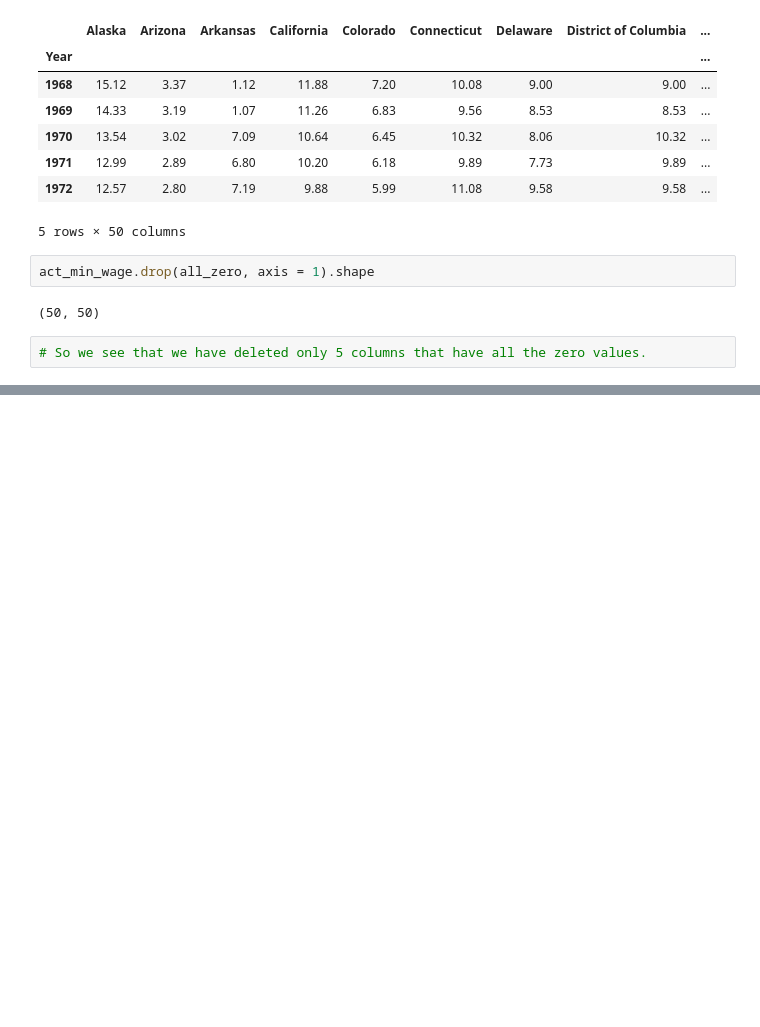
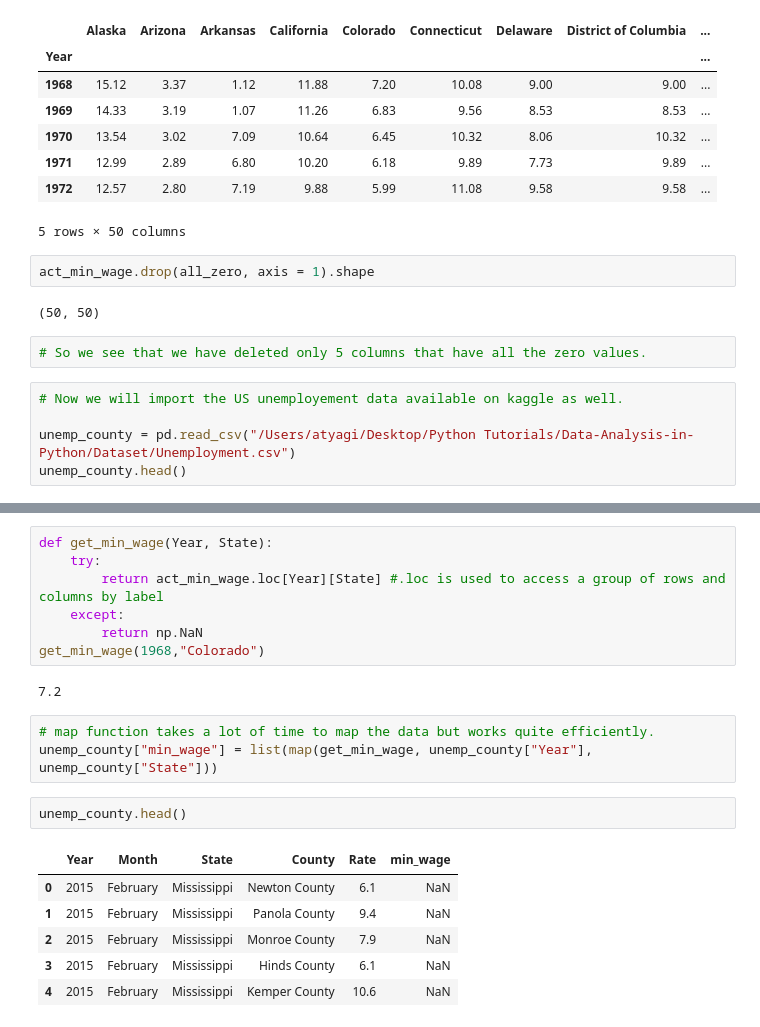
Before and after one commit to atystats/Data-Analysis-in-Python, a Jupyter notebook: Data Analysis Pandas Part 2.ipynb, the cells around one changed output, grey strips where cells are left out. Saved outputs shown, nothing was run; the diff lists cells and outputs as text; blank space fills up the shorter version.

```diff
--- a/Data Analysis Pandas Part 2.ipynb
+++ b/Data Analysis Pandas Part 2.ipynb
@@ -139,3 +139,8 @@ act_min_wage.drop(all_zero, axis = 1).shape
 (50, 50)
 # %%
 # So we see that we have deleted only 5 columns that have all the zero values.
+# %%
+# Now we will import the US unemployement data available on kaggle as well.
+
+unemp_county = pd.read_csv("/Users/atyagi/Desktop/Python Tutorials/Data-Analysis-in-Python/Dataset/Unemployment.csv")
+unemp_county.head()
@@ -141,0 +161,21 @@ act_min_wage.drop(all_zero, axis = 1).shape
+# %%
+def get_min_wage(Year, State):
+    try:
+        return act_min_wage.loc[Year][State] #.loc is used to access a group of rows and columns by label
+    except:
+        return np.NaN
+get_min_wage(1968,"Colorado")
+# %% [output]
+7.2
+# %%
+# map function takes a lot of time to map the data but works quite efficiently.
+unemp_county["min_wage"] = list(map(get_min_wage, unemp_county["Year"], unemp_county["State"]))
+# %%
+unemp_county.head()
+# %% [output]
+|  | Year | Month | State | County | Rate | min_wage |
+| 0 | 2015 | February | Mississippi | Newton County | 6.1 | NaN |
+| 1 | 2015 | February | Mississippi | Panola County | 9.4 | NaN |
+| 2 | 2015 | February | Mississippi | Monroe County | 7.9 | NaN |
+| 3 | 2015 | February | Mississippi | Hinds County | 6.1 | NaN |
+| 4 | 2015 | February | Mississippi | Kemper County | 10.6 | NaN |
```
Also changed, not shown: parts of 14 cells of this notebook, 3 other files.
